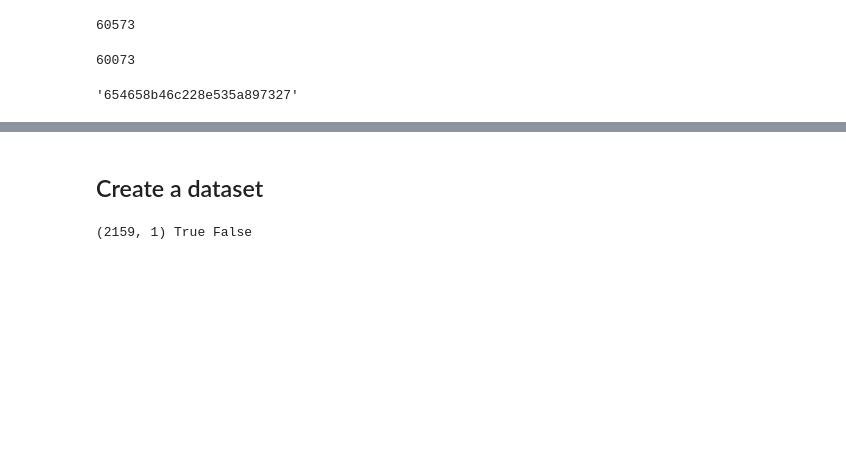
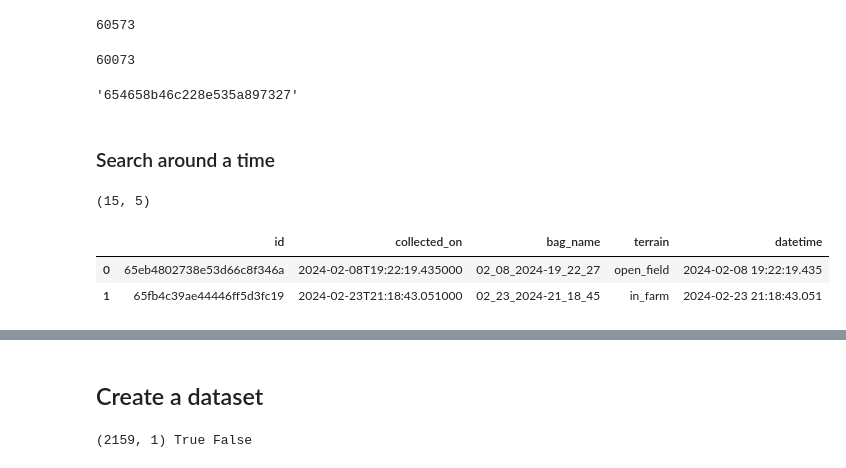
Before and after one commit to liyubrt/notebooks, a Jupyter notebook: query_aletheia.ipynb, the cells around one changed output, grey strips where cells are left out. Cells and saved outputs as stored; diff of their text form; code cells hidden in the pictures; blank space fills up the shorter version.

```diff
--- a/query_aletheia.ipynb
+++ b/query_aletheia.ipynb
@@ -385,3 +383,5 @@ remain_ids[0]
 # %% [output]
 60073
 '654658b46c228e535a897327'
+# %% [markdown]
+### Search around a time
@@ -387,0 +391,12 @@ remain_ids[0]
+# %%
+terrain_csv = '/data/jupiter/li.yu/data/dune_simulation/representative_terrains.csv'
+terrain_df = pd.read_csv(terrain_csv)
+terrain_df['datetime'] = terrain_df.collected_on.apply(datetime.fromisoformat)
+delta = timedelta(seconds=2)
+print(terrain_df.shape)
+terrain_df.head(2)
+# %% [output]
+(15, 5)
+|  | id | collected_on | bag_name | terrain | datetime |
+| 0 | 65eb4802738e53d66c8f346a | 2024-02-08T19:22:19.435000 | 02_08_2024-19_22_27 | open_field | 2024-02-08 19:22:19.435 |
+| 1 | 65fb4c39ae44446ff5d3fc19 | 2024-02-23T21:18:43.051000 | 02_23_2024-21_18_45 | in_farm | 2024-02-23 21:18:43.051 |
```
Also changed, not shown: parts of 16 cells of this notebook, 1 other file.
